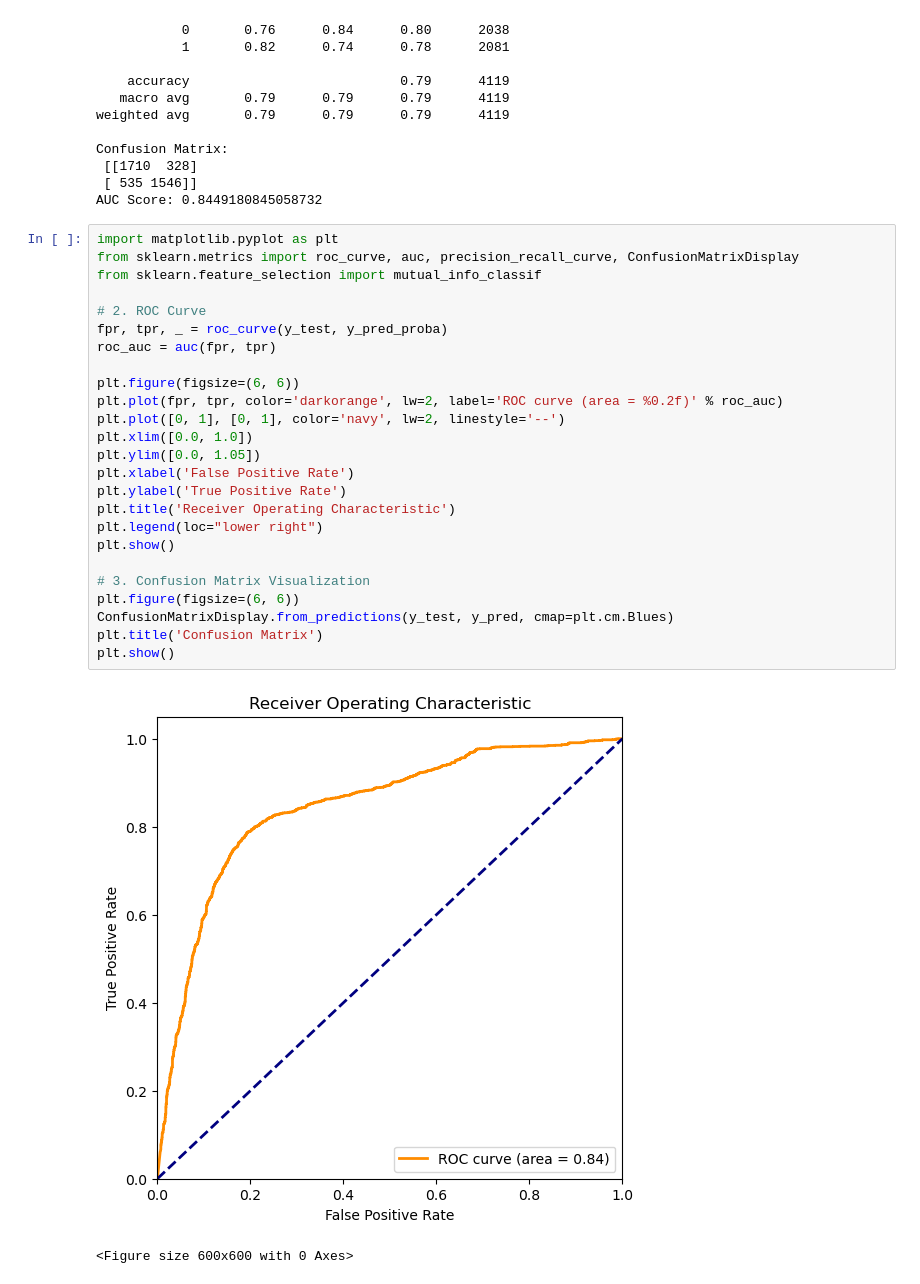
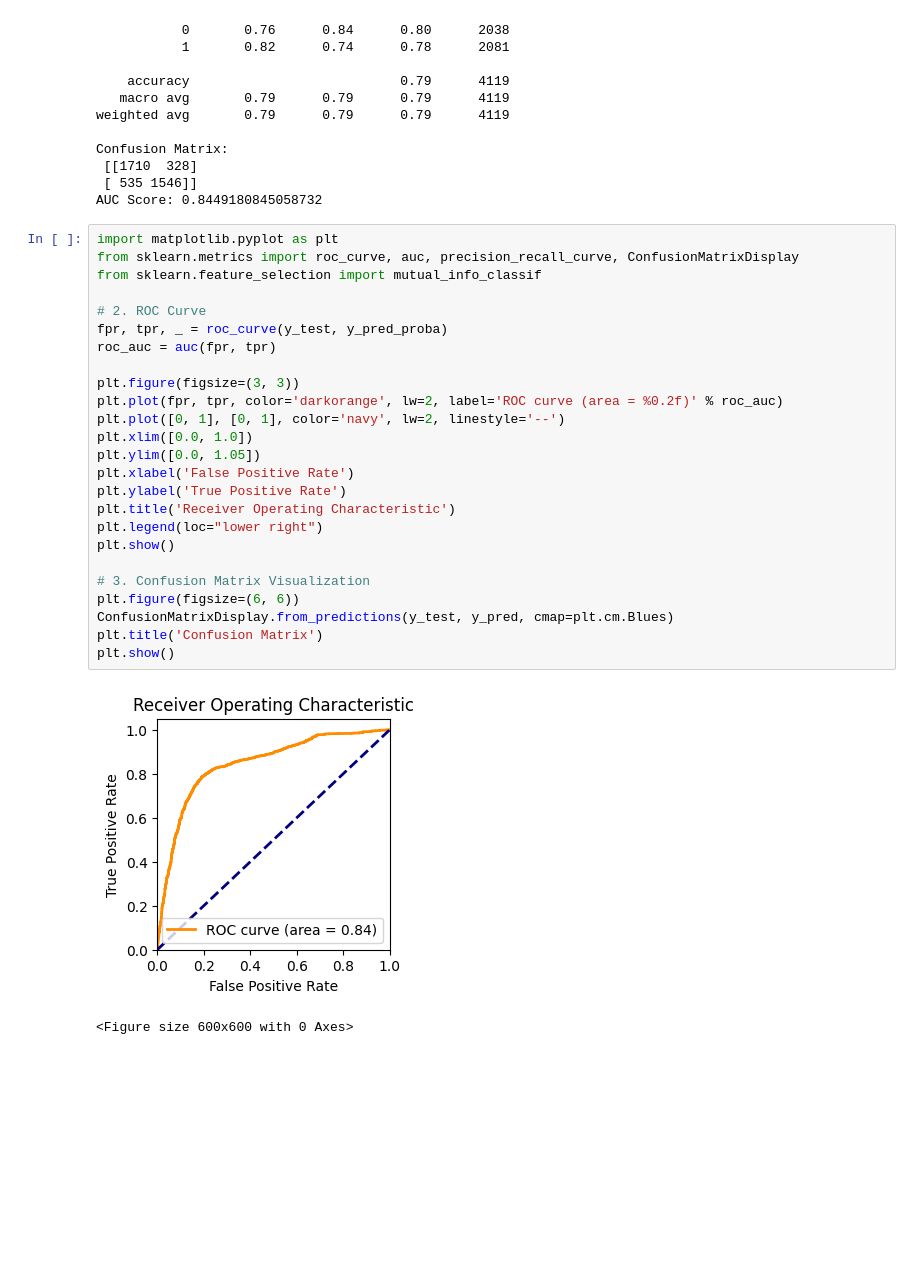
Before and after one commit to LosPadrinosMemens/FPA_DataAnalysis, a Jupyter notebook: NBayes.ipynb, the cells around one changed output. Saved outputs shown, nothing was run; the diff lists cells and outputs as text; blank space fills up the shorter version.

```diff
--- a/NBayes.ipynb
+++ b/NBayes.ipynb
@@ -79,28 +79,28 @@ AUC Score: 0.8449180845058732
 # %%
 import matplotlib.pyplot as plt
 from sklearn.metrics import roc_curve, auc, precision_recall_curve, ConfusionMatrixDisplay
 from sklearn.feature_selection import mutual_info_classif
 
 # 2. ROC Curve
 fpr, tpr, _ = roc_curve(y_test, y_pred_proba)
 roc_auc = auc(fpr, tpr)
 
-plt.figure(figsize=(6, 6))
+plt.figure(figsize=(3, 3))
 plt.plot(fpr, tpr, color='darkorange', lw=2, label='ROC curve (area = %0.2f)' % roc_auc)
 plt.plot([0, 1], [0, 1], color='navy', lw=2, linestyle='--')
 plt.xlim([0.0, 1.0])
 plt.ylim([0.0, 1.05])
 plt.xlabel('False Positive Rate')
 plt.ylabel('True Positive Rate')
 plt.title('Receiver Operating Characteristic')
 plt.legend(loc="lower right")
 plt.show()
 
 # 3. Confusion Matrix Visualization
 plt.figure(figsize=(6, 6))
 ConfusionMatrixDisplay.from_predictions(y_test, y_pred, cmap=plt.cm.Blues)
 plt.title('Confusion Matrix')
 plt.show()
 # %% [output]
-[figure, old version]
+[figure, new version]
 <Figure size 600x600 with 0 Axes>
```
Also changed, not shown: parts of 2 cells of this notebook, 5 other files.
